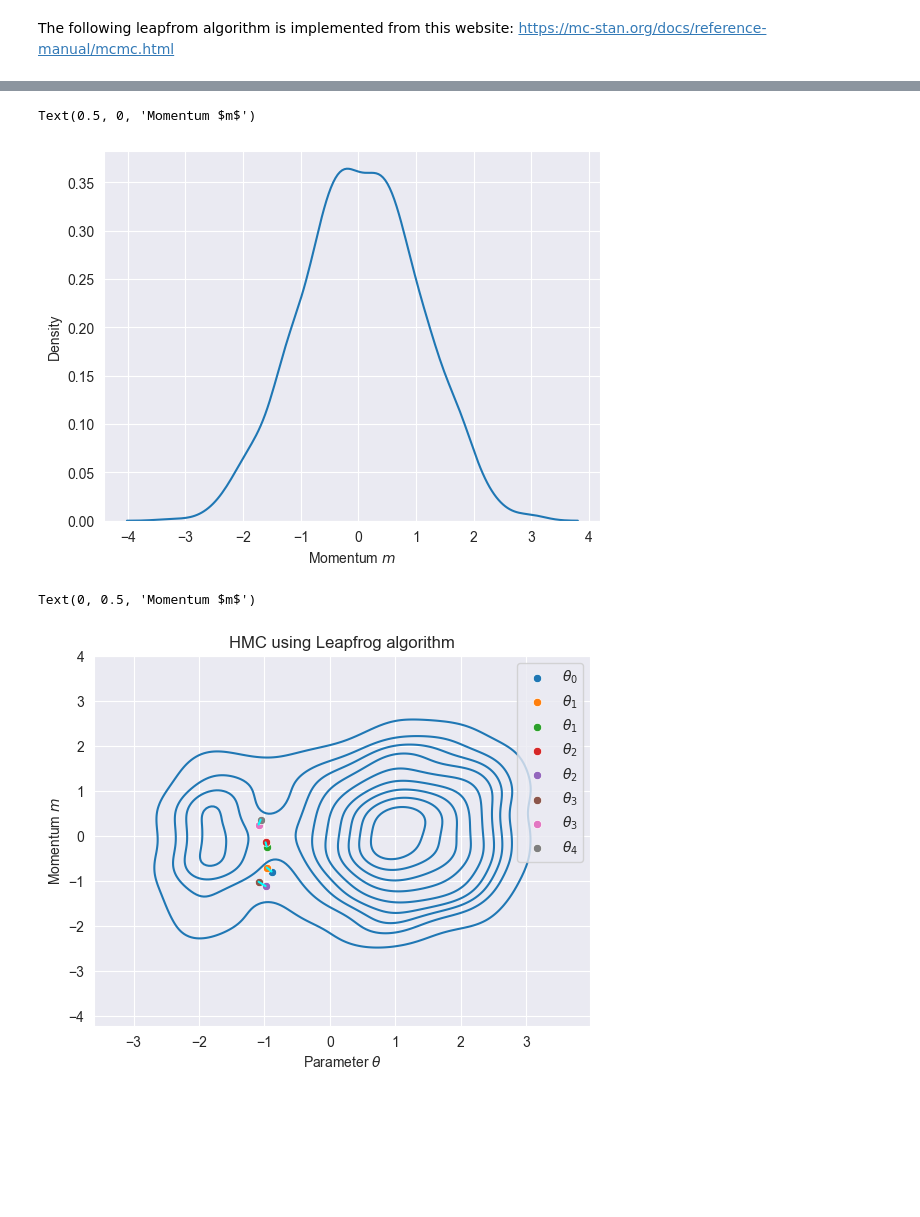
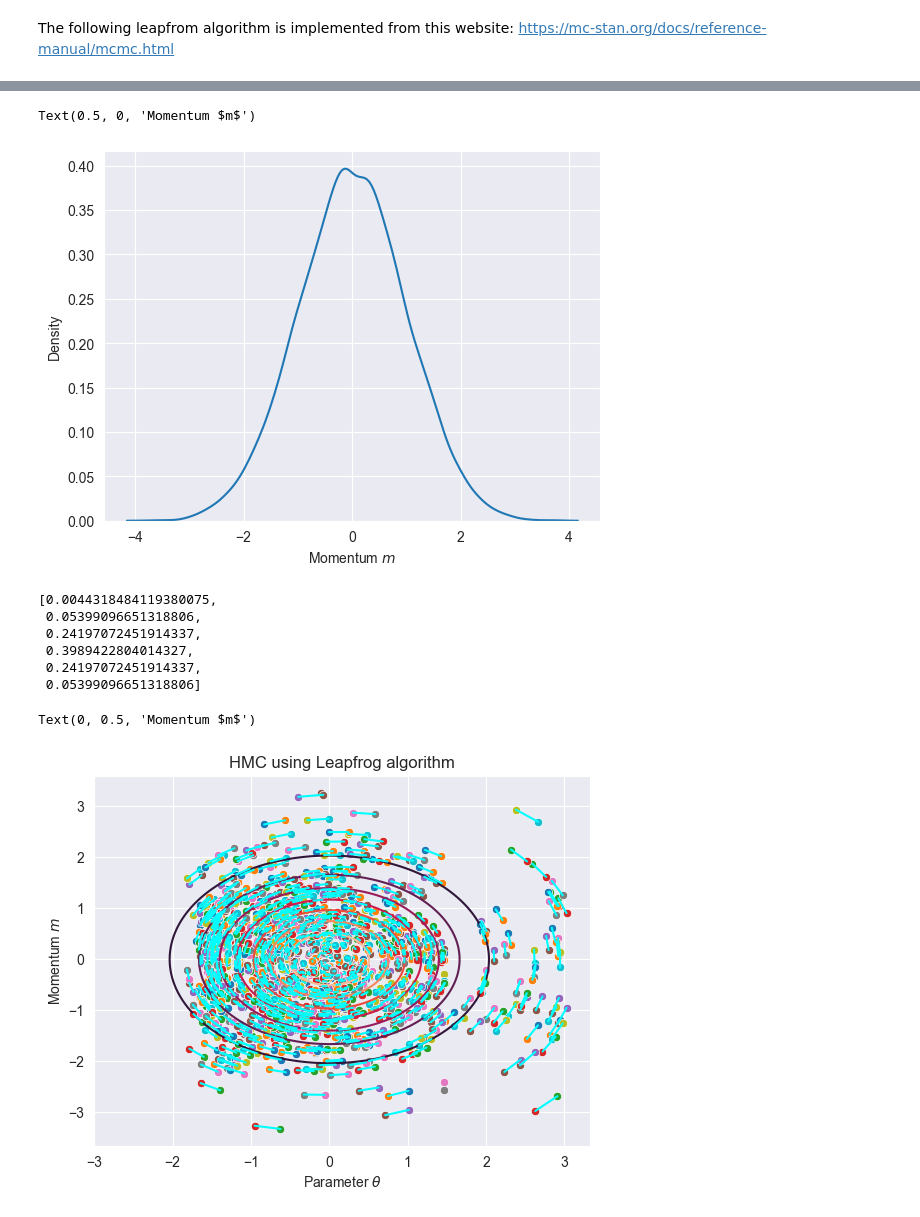
Before and after one commit to AG1-NUIW-Kolleg/Hamilton_MC, a Jupyter notebook: hamilton_monte_carlo.ipynb, the cells around one changed output, grey strips where cells are left out. Saved outputs shown, nothing was run; the diff lists cells and outputs as text; code cells hidden in the pictures; blank space fills up the shorter version.

Commit message:
feat: Improve contour plot

```diff
--- a/hamilton_monte_carlo.ipynb
+++ b/hamilton_monte_carlo.ipynb
@@ -11,13 +12,15 @@ from scipy.stats import norm
 # %%
 std_momentum = 1
 mean_momentum = 0
+std_theta = 1
+mean_theta = 0
 # %%
 # Implementing a derivative function for the leapfrog algorithm
 def derivative(func, x0, dx=1e-6):
     return (func(x0 + dx) - func(x0)) / dx
 # %%
 # Computing the potential energy
-potential_energy = lambda x: -norm.logpdf(x, 0, 1)
+potential_energy = lambda x: -norm.logpdf(x, mean_theta, std_theta)
 # %%
 # First look into posterior distribution and neg log posterior
 x = np.arange(-2, 2, 0.1)
@@ -31,7 +34,7 @@ Text(0.5, 0, '$\\theta$')
 # %% [markdown]
 The following leapfrom algorithm is implemented from this website: https://mc-stan.org/docs/reference-manual/mcmc.html
 # %%
-def leapfrog(momentum, theta, epsilon = 0.01, L = 20):
+def leapfrog(momentum, theta, epsilon = 0.001, L = 100):
     m_star = momentum
     theta_star = theta
     for i in range(L):
@@ -41,10 +44,12 @@ def leapfrog(momentum, theta, epsilon = 0.01, L = 20):
     return m_star, theta_star
 # %%
 # Actual implementation of HMC
-thetas = random.normal(size=1)
+thetas = [2.9]
+    #= random.normal(size=1).tolist()
 sample_momenta = []
 m_star_list = []
-for i in range(1000):
+num_theta = 10000
+for i in tqdm(range(num_theta)):
     # sample random momentum
     momentum = random.normal(size=1, scale = std_momentum)
     sample_momenta.extend(momentum)
@@ -60,11 +65,11 @@ for i in range(1000):
 
     # sample random value to determine if we accept the new value
     if random.uniform() <= alpha:    # accept new value
-        thetas = np.append(thetas, theta_star)
+        thetas.extend(theta_star)
         m_star_list.extend(m_star)
 
     else:    # keep old value
-        thetas = np.append(thetas, thetas[-1])
+        thetas.append(thetas[-1])
         m_star_list.append(m_star[-1])
 sns.kdeplot(thetas) # Marginal distribution of theta
 plt.xlabel(r'Parameter $\theta$')
@@ -76,20 +81,37 @@ sns.kdeplot(sample_momenta) # Marginal distribution of momentum
 plt.xlabel(r'Momentum $m$')
 # %% [output]
 Text(0.5, 0, 'Momentum $m$')
-[figure, old version]
+[figure, new version]
+# %%
+[norm.pdf(x, 0, 1) for x in np.arange(-3,3)]
+# %% [output]
+[0.0044318484119380075,
+ 0.05399096651318806,
+ 0.24197072451914337,
+ 0.3989422804014327,
+ 0.24197072451914337,
+ 0.05399096651318806]
 # %%
 # Contour plot of combined theta and momentum, showing the first few thetas and momenta
-sns.kdeplot(x = thetas[1:], y = sample_momenta)
-for i in range(4):
+#sns.kdeplot(x = [norm.pdf(x, 0, 1) for x in np.arange(-3,3)], y = [norm.pdf(x, 0, 1) for x in np.arange(-3,3)])
+x_grid = np.linspace(-3, 3, 400)
+y_grid = np.linspace(-3, 3, 400)
+X, Y = np.meshgrid(x_grid, y_grid)
+Z = norm.pdf(X, mean_theta, std_theta) * norm.pdf(Y, mean_momentum, std_momentum)
+contour = plt.contour(X, Y, Z)
+
+for i in range(min(1000, num_theta)):
     sns.lineplot(x = thetas[i:i+2], y = [sample_momenta[i], m_star_list[i]], color = 'cyan')
-    sns.scatterplot(x = [thetas[i]], y = [sample_momenta[i]], label = fr'$\theta_{i}$')
-    sns.scatterplot(x = [thetas[i+1]], y = [m_star_list[i]], label = fr'$\theta_{i+1}$')
+    sns.scatterplot(x = [thetas[i]], y = [sample_momenta[i]])
+                    #, label = fr'$\theta_{i}$')
+    sns.scatterplot(x = [thetas[i+1]], y = [m_star_list[i]])
+                    #, label = fr'$\theta_{i+1}$')
 
 
 plt.title('HMC using Leapfrog algorithm')
 plt.xlabel(r'Parameter $\theta$')
 
 plt.ylabel('Momentum $m$')
 # %% [output]
 Text(0, 0.5, 'Momentum $m$')
-[figure, old version]
+[figure, new version]
```
Also changed, not shown: parts of 3 cells of this notebook.
